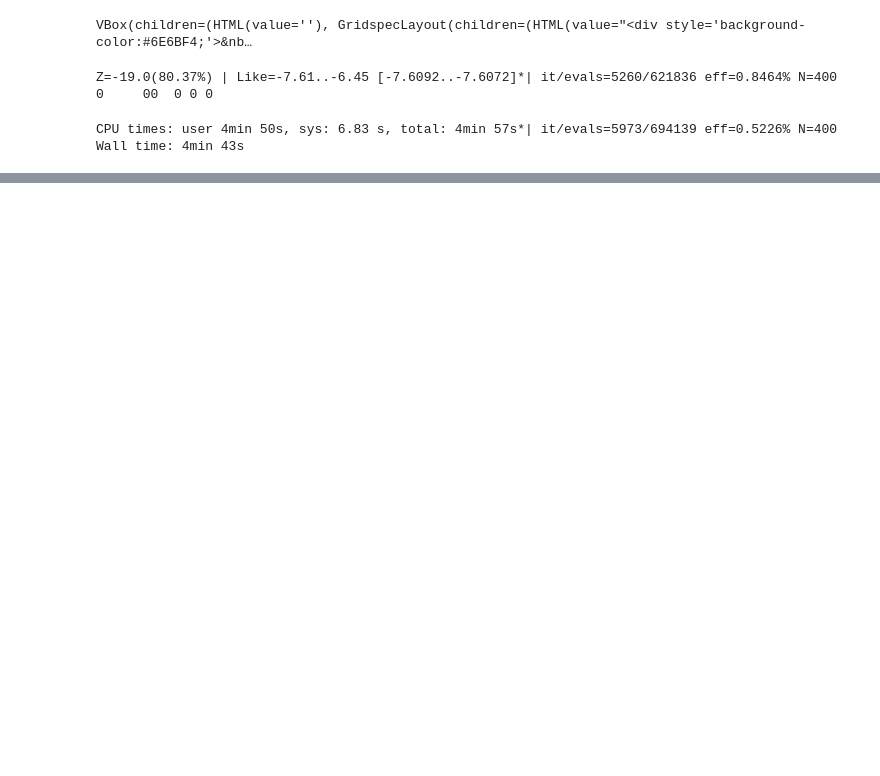
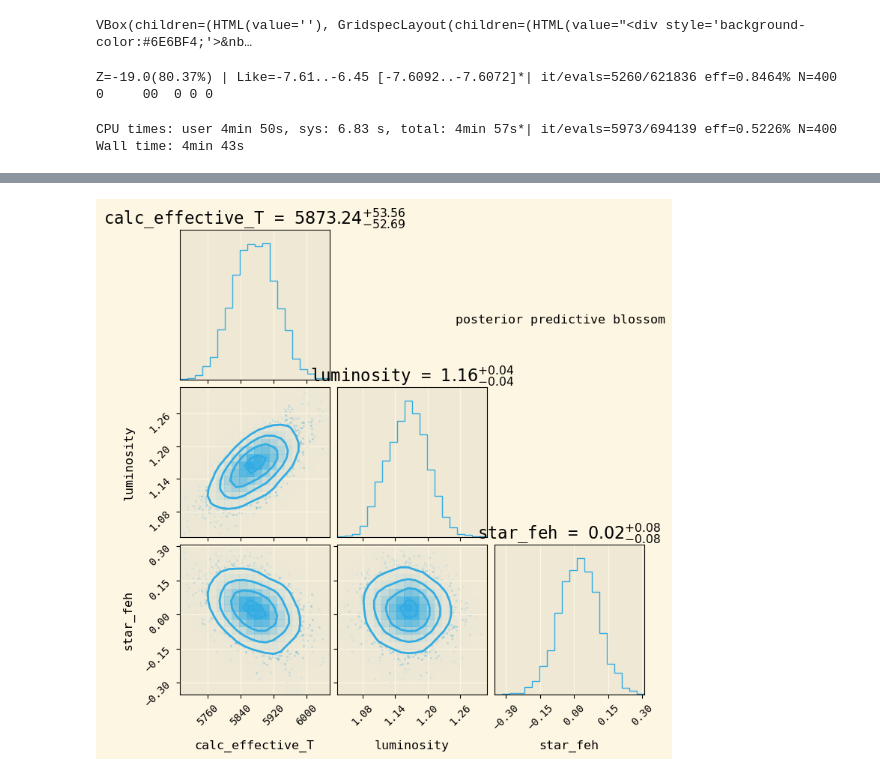
Before and after one commit to ojscutt/pastafork, a Jupyter notebook: blossom.ipynb, the cells around one changed output, grey strips where cells are left out. Saved outputs shown, nothing was run; the diff lists cells and outputs as text; code cells hidden in the pictures; blank space fills up the shorter version.

Commit message:
results for powerpuffs

```diff
--- a/blossom.ipynb
+++ b/blossom.ipynb
@@ -258,7 +258,7 @@ def posterior_pred(pitchfork, star_name):
     with open(f'powerpuff/{star_name}/{star_name}_results/{star_name}_samples.pkl', 'rb') as fp:
         samples = pickle.load(fp)
 
-    star_json = f'{star_name}.json'
+    star_json = f'powerpuff/{star_name}/{star_name}_l0.json'
 
     star_df = pd.read_json(star_json).dropna(axis=1)
 
@@ -266,9 +266,9 @@ def posterior_pred(pitchfork, star_name):
 
     star_uncs_df = star_df.iloc[[1]]
 
-    star_obs_vals_df = star_vals_df.drop(['initial_mass', 'initial_Zinit', 'initial_Yinit', 'initial_MLT', 'star_age','radius', 'dnu', 'nu_max'], axis=1)
+    star_obs_vals_df = star_vals_df.drop(['dnu', 'nu_max'], axis=1)
 
-    star_obs_uncs_df = star_uncs_df.drop(['initial_mass', 'initial_Zinit', 'initial_Yinit', 'initial_MLT', 'star_age','radius', 'dnu', 'nu_max'], axis=1)
+    star_obs_uncs_df = star_uncs_df.drop(['dnu', 'nu_max'], axis=1)
 
     nu_max = star_df["nu_max"].values[0]
 
@@ -286,73 +286,14 @@ def posterior_pred(pitchfork, star_name):
 
     colors = plt.rcParams["axes.prop_cycle"].by_key()["color"]
 
-    figure = corner.corner(preds_df[["calc_effective_T", "luminosity", "star_feh"]], labels = ["calc_effective_T", "luminosity", "star_feh"], color=colors[1], hist_kwargs={'density':True}, smooth=True,show_titles=True);
+    figure = corner.corner(preds_df[["calc_effective_T", "luminosity", "star_feh"]], labels = ["calc_effective_T", "luminosity", "star_feh"], color=star_colour, hist_kwargs={'density':True}, smooth=True,show_titles=True);
+
     plt.suptitle(f'posterior predictive {star_name}', x=0.8, y=0.8)
+
+    plt.savefig(f'powerpuff/{star_name}/{star_name}_results/{star_name}_posterior_predictive.png', bbox_inches='tight',dpi=200)
     plt.show()
-
-    ### freqs posterior preds
-
-    n_min = int(star_obs_vals_df.drop(['calc_effective_T', 'luminosity', 'star_feh'],axis=1).columns[0].replace('nu_0_',''))
-    n_max = int(star_obs_vals_df.drop(['calc_effective_T', 'luminosity', 'star_feh'],axis=1).columns[-1].replace('nu_0_',''))
-    pred_freqs = preds_df[[f"nu_0_{i}" for i in range(n_min, n_max)]]
-    print(np.mean(pred_freqs, axis=0))
-
-
-    ## corrected freq posterior pred
-    def surf_corr(freqs, nu_max, a, b):
-        return freqs + a * ((freqs / nu_max) ** b)
-
-    a_samples = samples_df['a'].values
-    b_samples = samples_df['b'].values
-
-    for n in range(n_min, n_max):
-        n_samples = pred_freqs[f"nu_0_{n}"].values
-        observed_freqs = star_obs_vals_df.drop(['calc_effective_T', 'luminosity', 'star_feh'],axis=1)[f"nu_0_{n}"].values
-        print(observed_freqs)
-
-        n_samples_residual = n_samples - np.full(len(n_samples),observed_freqs)
-
-        ### keep for lines
-        n_samples_residual_mu = n_samples_residual.mean()
-        n_samples_residual_std = n_samples_residual.std()
-
-        plot_upper = n_samples_residual_mu + n_samples_residual_std
-        plot_lower = n_samples_residual_mu - n_samples_residual_std
-        if n == n_min:
-            plt.plot(np.full(2, n), np.array([plot_upper, plot_lower]),c=colors[4], label=r'$\nu_{NN}$-$\nu_{obs}$',alpha=.5)
-        else:
-            plt.plot(np.full(2, n), np.array([plot_upper, plot_lower]),c=colors[4],alpha=.5)
 
 
 
-        n_samples_corr = surf_corr(n_samples, nu_max, a_samples, b_samples)
-
-        n_samples_residual = n_samples_corr - np.full(len(n_samples_corr),observed_freqs)
-
-        ### keep for lines
-        n_samples_residual_mu = n_samples_residual.mean()
-        n_samples_residual_std = n_samples_residual.std()
-
-        plot_upper = n_samples_residual_mu + n_samples_residual_std
-        plot_lower = n_samples_residual_mu - n_samples_residual_std
-
-        if n == n_min:
-            plt.plot(np.full(2, n), np.array([plot_upper, plot_lower]),c=colors[2], label=r'surf_corr($\nu_{NN}$)-$\nu_{obs}$',alpha=.5)
-        else:
-            plt.plot(np.full(2, n), np.array([plot_upper, plot_lower]),c=colors[2],alpha=.5)
-        ###
-
-        ### keep for points
-        #plt.scatter(np.full(len(n_samples_residual), n), n_samples_residual,c=colors[2], alpha=0.002)
-
-        ###
-
-    plt.legend()
-    plt.xlabel('n')
-    plt.ylabel(r'$\nu_{residual}/\mu$Hz')
-    plt.title('posterior predictive frequency residuals')
-    plt.show()
-
-
 posterior_pred(pitchfork, star_name)
 # %% [output]
@@ -359,0 +301 @@ FileNotFoundError: File blossom.json does not exist
+[figure, added]
```
Also changed, not shown: parts of 5 cells of this notebook, 42 other files.
